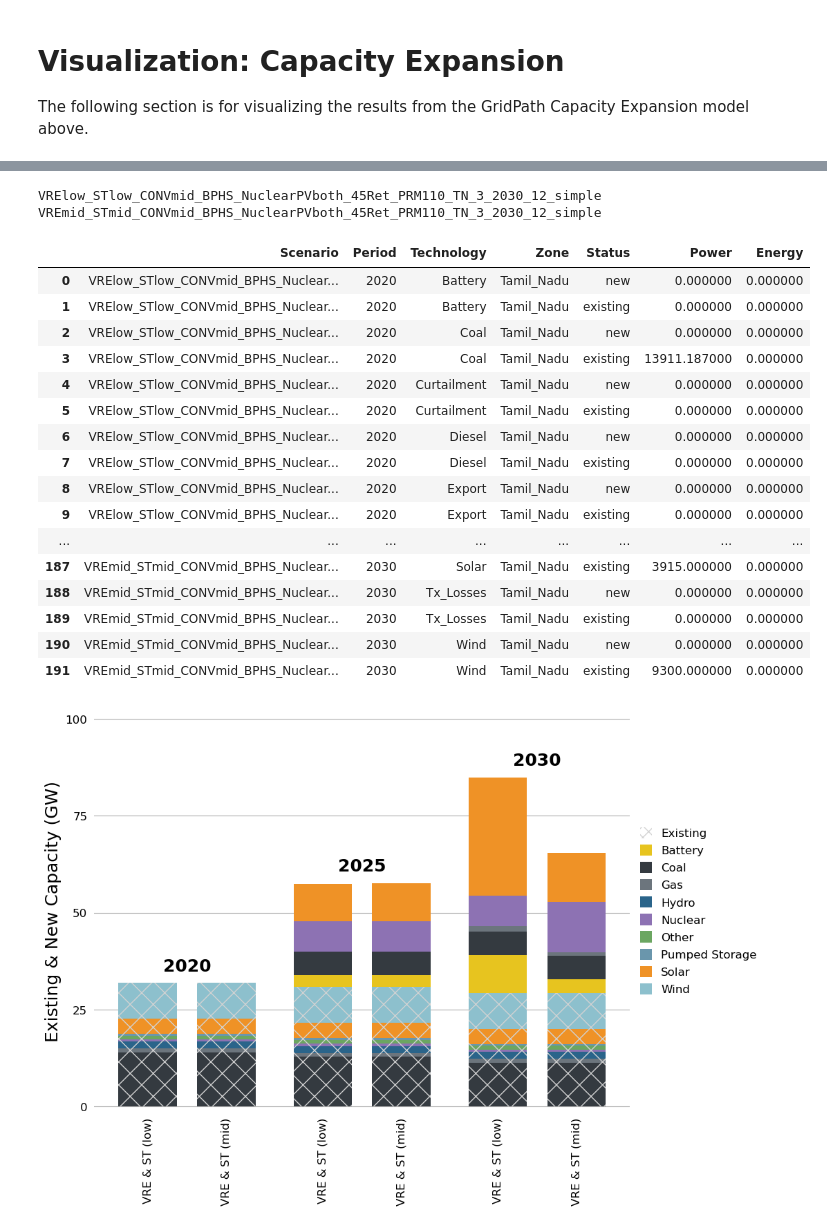
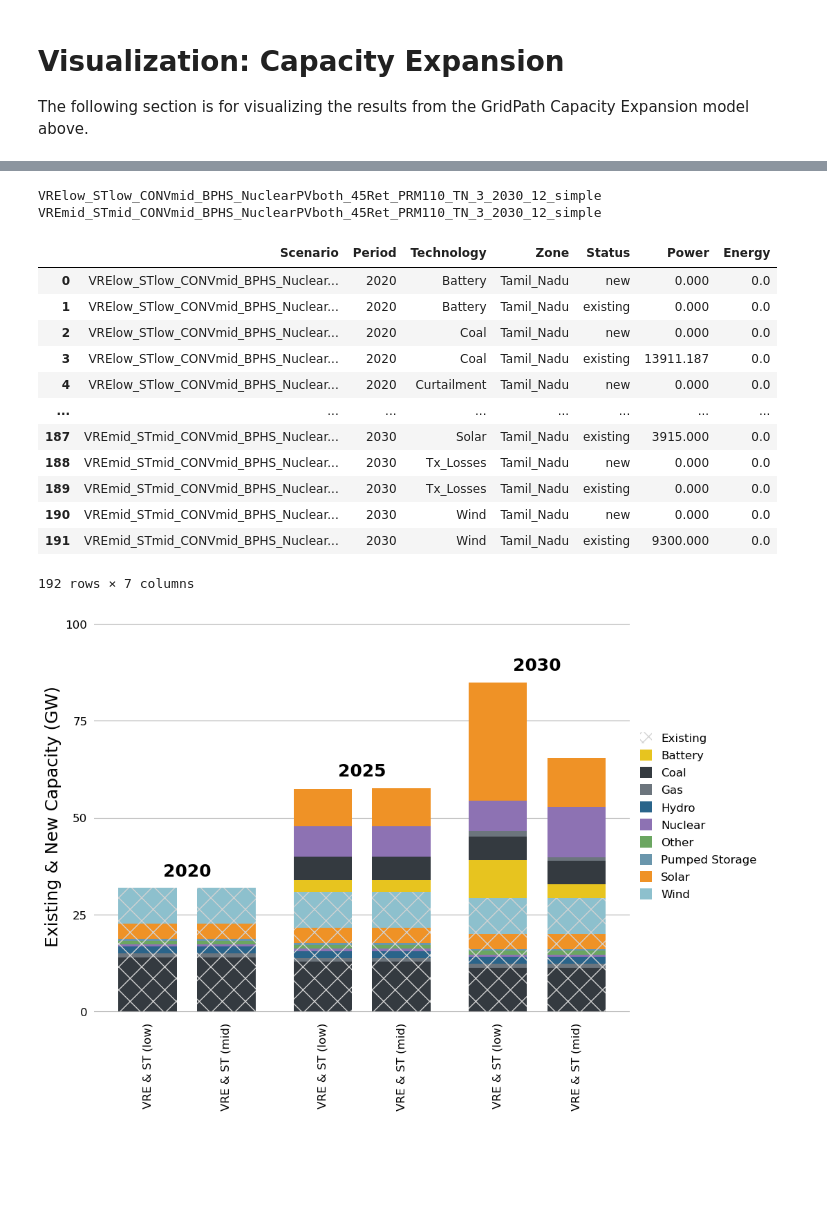
Before and after one commit to cetlab-ucsb/gridpath-workshop-ucsb, a Jupyter notebook: gridpath-workshop-capex.ipynb, the cells around one changed output, grey strips where cells are left out. Drawn from its saved outputs; the diff is of its cells as text; code cells hidden in the pictures; blank space fills up the shorter version.

```diff
--- a/gridpath-workshop-capex.ipynb
+++ b/gridpath-workshop-capex.ipynb
@@ -127,27 +127,23 @@ dispatch_labels_ = pd.read_csv(directory + '/input_csvs_plotting/dispatch_labels
 # %%
 capacity_         = _load_capacity(scen_labels_, path_to_scenarios, gp_model = 'capex')
 grouped_capacity_ = _group_capacity_technologies(capacity_, tech_labels_)
-grouped_capacity_.style
+grouped_capacity_
 # %% [output]
 VRElow_STlow_CONVmid_BPHS_NuclearPVboth_45Ret_PRM110_TN_3_2030_12_simple
 VREmid_STmid_CONVmid_BPHS_NuclearPVboth_45Ret_PRM110_TN_3_2030_12_simple
 |  | Scenario | Period | Technology | Zone | Status | Power | Energy |
-| 0 | VRElow_STlow_CONVmid_BPHS_Nuclear... | 2020 | Battery | Tamil_Nadu | new | 0.000000 | 0.000000 |
-| 1 | VRElow_STlow_CONVmid_BPHS_Nuclear... | 2020 | Battery | Tamil_Nadu | existing | 0.000000 | 0.000000 |
-| 2 | VRElow_STlow_CONVmid_BPHS_Nuclear... | 2020 | Coal | Tamil_Nadu | new | 0.000000 | 0.000000 |
-| 3 | VRElow_STlow_CONVmid_BPHS_Nuclear... | 2020 | Coal | Tamil_Nadu | existing | 13911.187000 | 0.000000 |
-| 4 | VRElow_STlow_CONVmid_BPHS_Nuclear... | 2020 | Curtailment | Tamil_Nadu | new | 0.000000 | 0.000000 |
-| 5 | VRElow_STlow_CONVmid_BPHS_Nuclear... | 2020 | Curtailment | Tamil_Nadu | existing | 0.000000 | 0.000000 |
-| 6 | VRElow_STlow_CONVmid_BPHS_Nuclear... | 2020 | Diesel | Tamil_Nadu | new | 0.000000 | 0.000000 |
-| 7 | VRElow_STlow_CONVmid_BPHS_Nuclear... | 2020 | Diesel | Tamil_Nadu | existing | 0.000000 | 0.000000 |
-| 8 | VRElow_STlow_CONVmid_BPHS_Nuclear... | 2020 | Export | Tamil_Nadu | new | 0.000000 | 0.000000 |
-| 9 | VRElow_STlow_CONVmid_BPHS_Nuclear... | 2020 | Export | Tamil_Nadu | existing | 0.000000 | 0.000000 |
+| 0 | VRElow_STlow_CONVmid_BPHS_Nuclear... | 2020 | Battery | Tamil_Nadu | new | 0.000 | 0.0 |
+| 1 | VRElow_STlow_CONVmid_BPHS_Nuclear... | 2020 | Battery | Tamil_Nadu | existing | 0.000 | 0.0 |
+| 2 | VRElow_STlow_CONVmid_BPHS_Nuclear... | 2020 | Coal | Tamil_Nadu | new | 0.000 | 0.0 |
+| 3 | VRElow_STlow_CONVmid_BPHS_Nuclear... | 2020 | Coal | Tamil_Nadu | existing | 13911.187 | 0.0 |
+| 4 | VRElow_STlow_CONVmid_BPHS_Nuclear... | 2020 | Curtailment | Tamil_Nadu | new | 0.000 | 0.0 |
 | ... | ... | ... | ... | ... | ... | ... | ... |
-| 187 | VREmid_STmid_CONVmid_BPHS_Nuclear... | 2030 | Solar | Tamil_Nadu | existing | 3915.000000 | 0.000000 |
-| 188 | VREmid_STmid_CONVmid_BPHS_Nuclear... | 2030 | Tx_Losses | Tamil_Nadu | new | 0.000000 | 0.000000 |
-| 189 | VREmid_STmid_CONVmid_BPHS_Nuclear... | 2030 | Tx_Losses | Tamil_Nadu | existing | 0.000000 | 0.000000 |
-| 190 | VREmid_STmid_CONVmid_BPHS_Nuclear... | 2030 | Wind | Tamil_Nadu | new | 0.000000 | 0.000000 |
-| 191 | VREmid_STmid_CONVmid_BPHS_Nuclear... | 2030 | Wind | Tamil_Nadu | existing | 9300.000000 | 0.000000 |
+| 187 | VREmid_STmid_CONVmid_BPHS_Nuclear... | 2030 | Solar | Tamil_Nadu | existing | 3915.000 | 0.0 |
+| 188 | VREmid_STmid_CONVmid_BPHS_Nuclear... | 2030 | Tx_Losses | Tamil_Nadu | new | 0.000 | 0.0 |
+| 189 | VREmid_STmid_CONVmid_BPHS_Nuclear... | 2030 | Tx_Losses | Tamil_Nadu | existing | 0.000 | 0.0 |
+| 190 | VREmid_STmid_CONVmid_BPHS_Nuclear... | 2030 | Wind | Tamil_Nadu | new | 0.000 | 0.0 |
+| 191 | VREmid_STmid_CONVmid_BPHS_Nuclear... | 2030 | Wind | Tamil_Nadu | existing | 9300.000 | 0.0 |
+192 rows × 7 columns
 # %%
 _plot_new_and_existing_capacity(grouped_capacity_, scen_labels_, tech_labels_,
                                 units        = 1e3,
```
Also changed, not shown: parts of 14 cells of this notebook, 2 other files.
